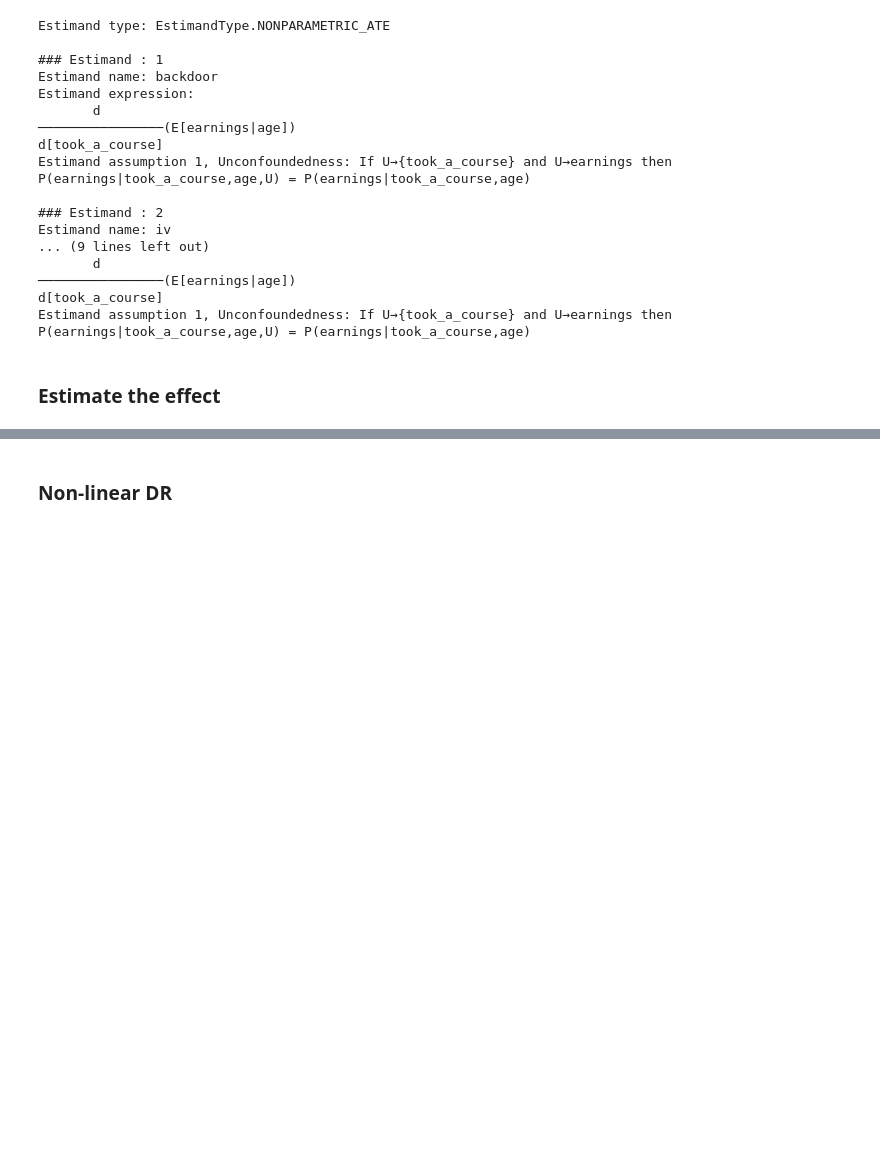
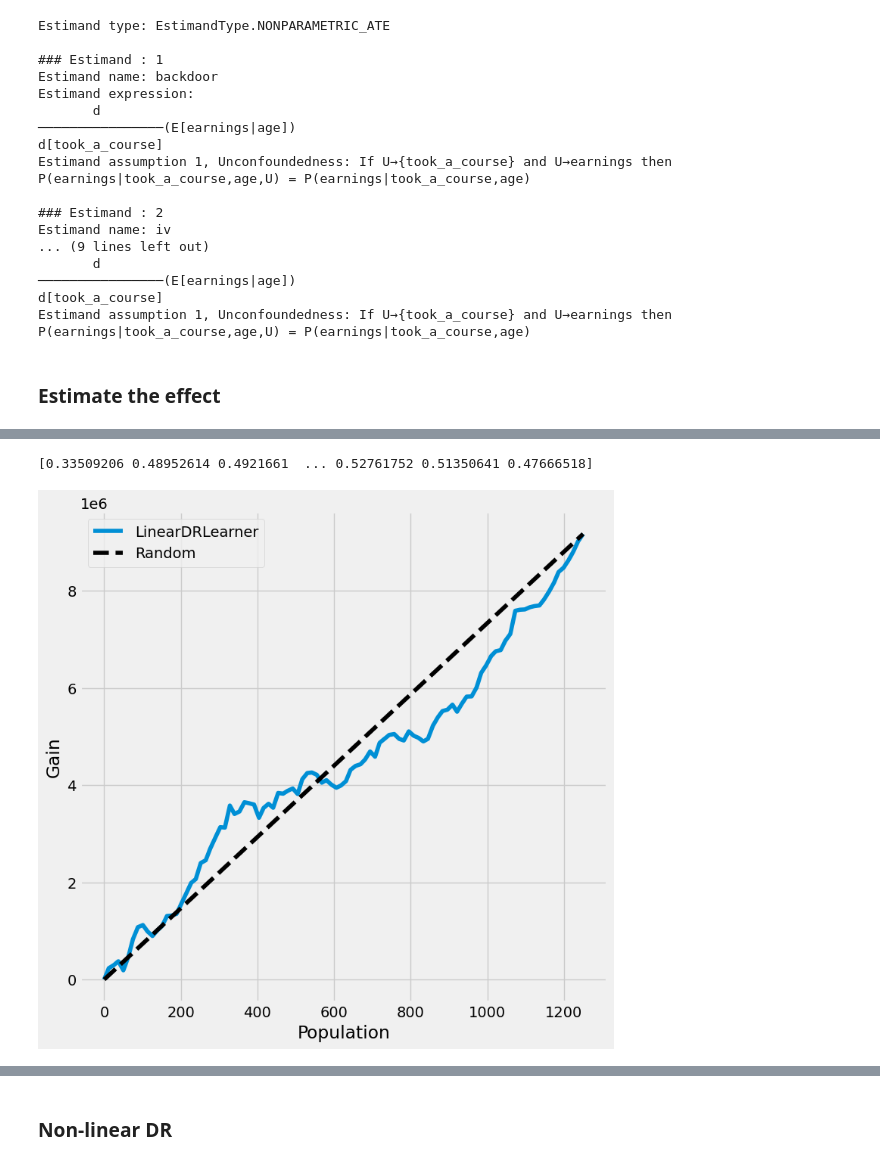
Before and after one commit to epm2wi/Causal-Inference-and-Discovery-in-Python, a Jupyter notebook: Chapter_10.ipynb, the cells around one changed output, grey strips where cells are left out. Cells and saved outputs as stored; diff of their text form; code cells hidden in the pictures; blank space fills up the shorter version.

```diff
--- a/Chapter_10.ipynb
+++ b/Chapter_10.ipynb
@@ -246,6 +171,6 @@ $\displaystyle 12538.8309637169$
 # %%
 # Compute predictions
-effect_pred = estimate.estimator.effect(earnings_interaction_test.drop(['true_effect', 'took_a_course'], axis=1))
+effect_pred = estimate.estimator.effect(earnings_interaction_test.drop(['earnings', 'took_a_course'], axis=1))
 
 # Get the true effect
-effect_true = earnings_interaction_test['true_effect'].values
+effect_true = earnings_interaction_test['earnings'].values
@@ -263,0 +250,26 @@ plot_effect(
+# %%
+fitted_estimator = estimate.estimator
+
+# 2. Access the fitted propensity model from the actual EconML estimator wrapped by DoWhy
+# The actual EconML DRLearner object is accessible via the `_econml_estimator` attribute of the DoWhy wrapper.
+propensity_model=fitted_estimator.estimator.models_propensity[0][0]
+
+# 3. Predict propensity scores
+# Use the same covariates (W) that were used in the causal model
+propensity_scores = propensity_model.predict_proba(W)[:, 1]
+
+# Display scores
+print(propensity_scores)
+# %% [output]
+[0.33509206 0.48952614 0.4921661  ... 0.52761752 0.51350641 0.47666518]
+# %%
+from causalml.metrics import plot_gain
+df_eval = pd.DataFrame({
+    'is_treated': earnings_interaction_test['took_a_course'].values,       # 治療組標籤
+    'conversion': earnings_interaction_test['earnings'],       # 實際轉化結果
+    'LinearDRLearner': effect_pred.flatten() # 模型預測的 Uplift 分數
+})
+# %%
+plot_gain(df_eval, outcome_col='conversion', treatment_col='is_treated')
+# %% [output]
+[figure, added]
```
Also changed, not shown: parts of 95 cells of this notebook.
